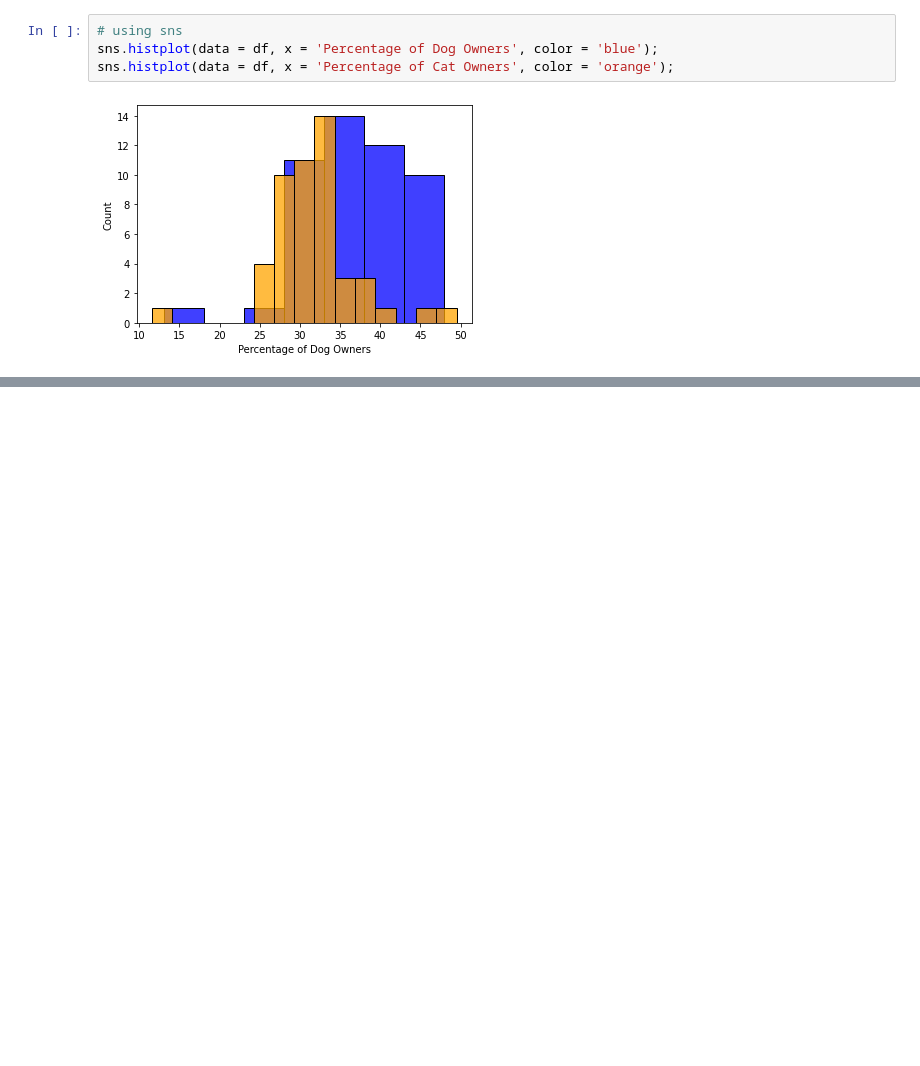
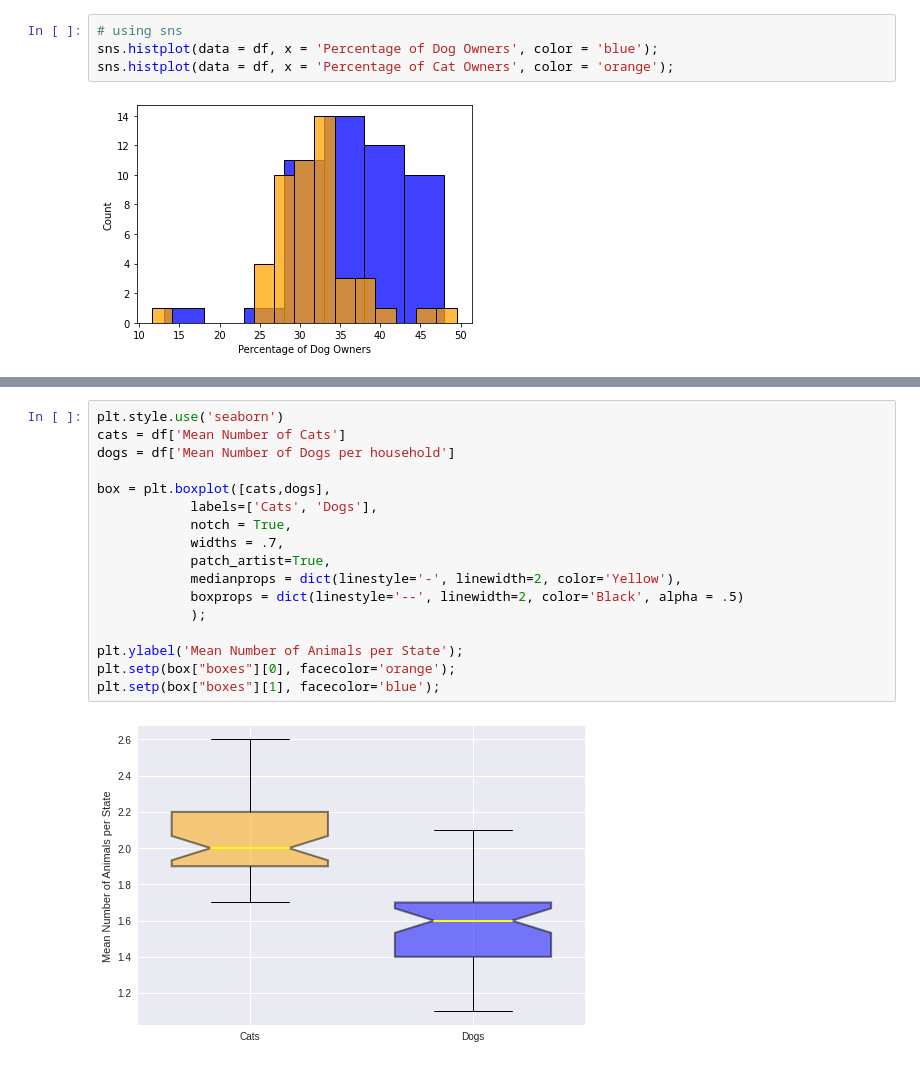
Before and after one commit to erwincarlogonzales/CodingDojo, a Jupyter notebook: Histograms_&_Boxplots_Exercise_(Core).ipynb, the cells around one changed output, grey strips where cells are left out. Drawn from its saved outputs; the diff is of its cells as text; blank space fills up the shorter version.

```diff
--- a/Histograms_&_Boxplots_Exercise_(Core).ipynb
+++ b/Histograms_&_Boxplots_Exercise_(Core).ipynb
@@ -64,0 +65,19 @@ plt.boxplot([cats, dogs], labels = ['Cats', 'Dogs']);
+# %%
+plt.style.use('seaborn')
+cats = df['Mean Number of Cats']
+dogs = df['Mean Number of Dogs per household']
+
+box = plt.boxplot([cats,dogs],
+            labels=['Cats', 'Dogs'],
+            notch = True,
+            widths = .7,
+            patch_artist=True,
+            medianprops = dict(linestyle='-', linewidth=2, color='Yellow'),
+            boxprops = dict(linestyle='--', linewidth=2, color='Black', alpha = .5)
+            );
+
+plt.ylabel('Mean Number of Animals per State');
+plt.setp(box["boxes"][0], facecolor='orange');
+plt.setp(box["boxes"][1], facecolor='blue');
+# %% [output]
+[figure, added]
```
Also changed, not shown: parts of 5 cells of this notebook.
